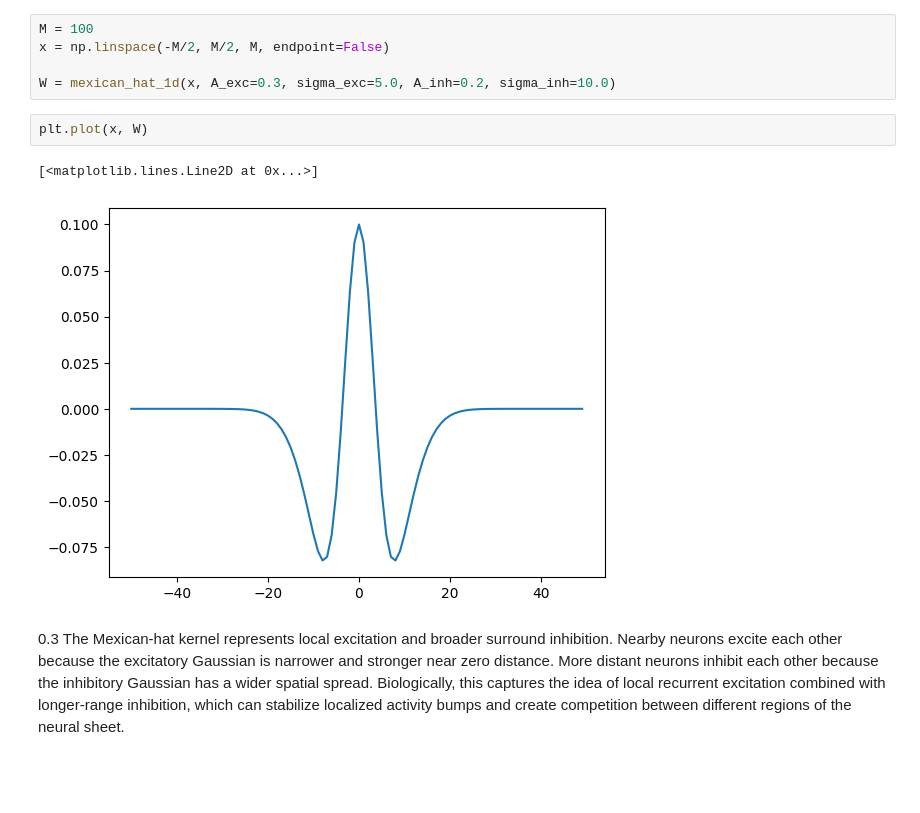
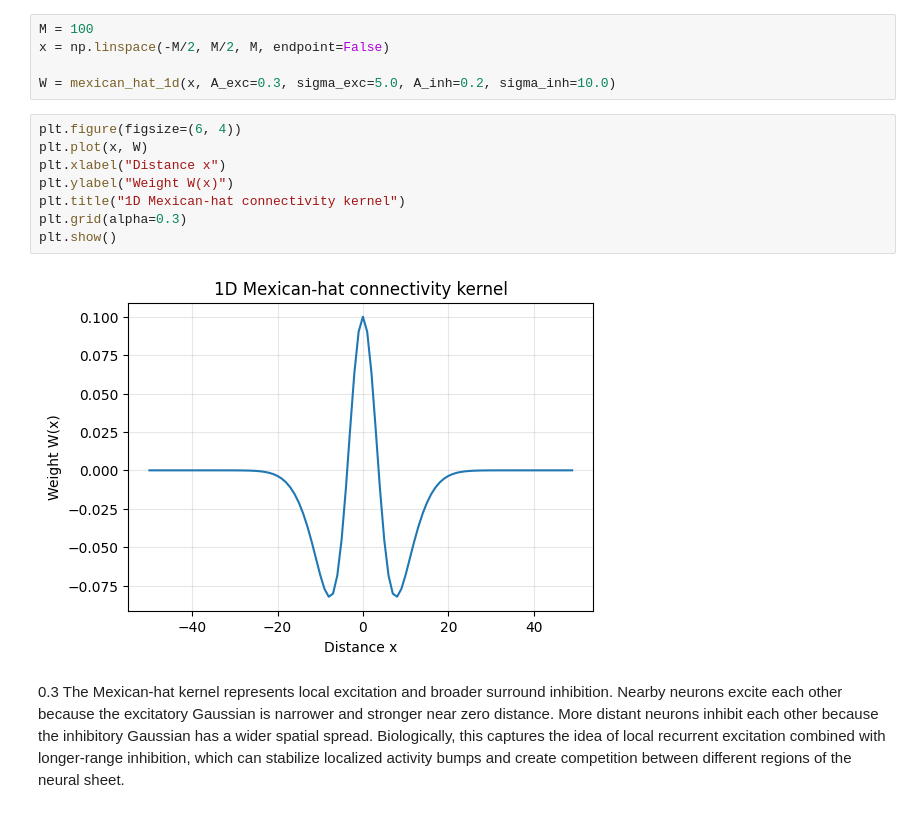
Before and after one commit to Changlan-Chen/nx-465-mini-proj, a Jupyter notebook: ex0.ipynb, the cells around one changed output. Drawn from its saved outputs; the diff is of its cells as text; blank space fills up the shorter version.

```diff
--- a/ex0.ipynb
+++ b/ex0.ipynb
@@ -15,10 +15,15 @@ x = np.linspace(-M/2, M/2, M, endpoint=False)
 
 W = mexican_hat_1d(x, A_exc=0.3, sigma_exc=5.0, A_inh=0.2, sigma_inh=10.0)
 # %%
+plt.figure(figsize=(6, 4))
 plt.plot(x, W)
+plt.xlabel("Distance x")
+plt.ylabel("Weight W(x)")
+plt.title("1D Mexican-hat connectivity kernel")
+plt.grid(alpha=0.3)
+plt.show()
 # %% [output]
-[<matplotlib.lines.Line2D at 0x...>]
-[figure, old version]
+[figure, new version]
 # %% [markdown]
 0.3 The Mexican-hat kernel represents local excitation and broader surround inhibition. Nearby neurons excite each other because the excitatory Gaussian is narrower and stronger near zero distance. More distant neurons inhibit each other because the inhibitory Gaussian has a wider spatial spread. Biologically, this captures the idea of local recurrent excitation combined with longer-range inhibition, which can stabilize localized activity bumps and create competition between different regions of the neural sheet.
 # %% [markdown]
```
Also changed, not shown: parts of 1 cell of this notebook, 1 other file.
